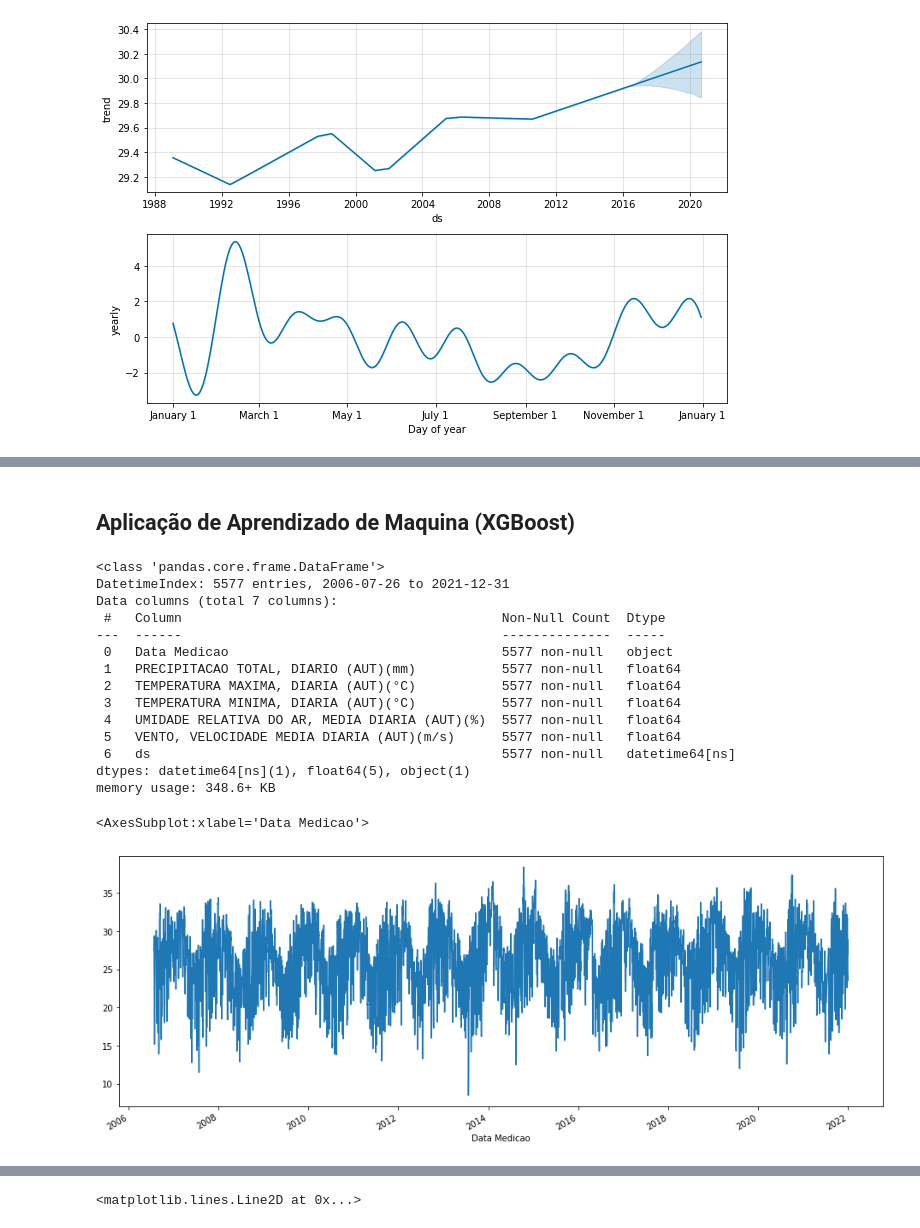
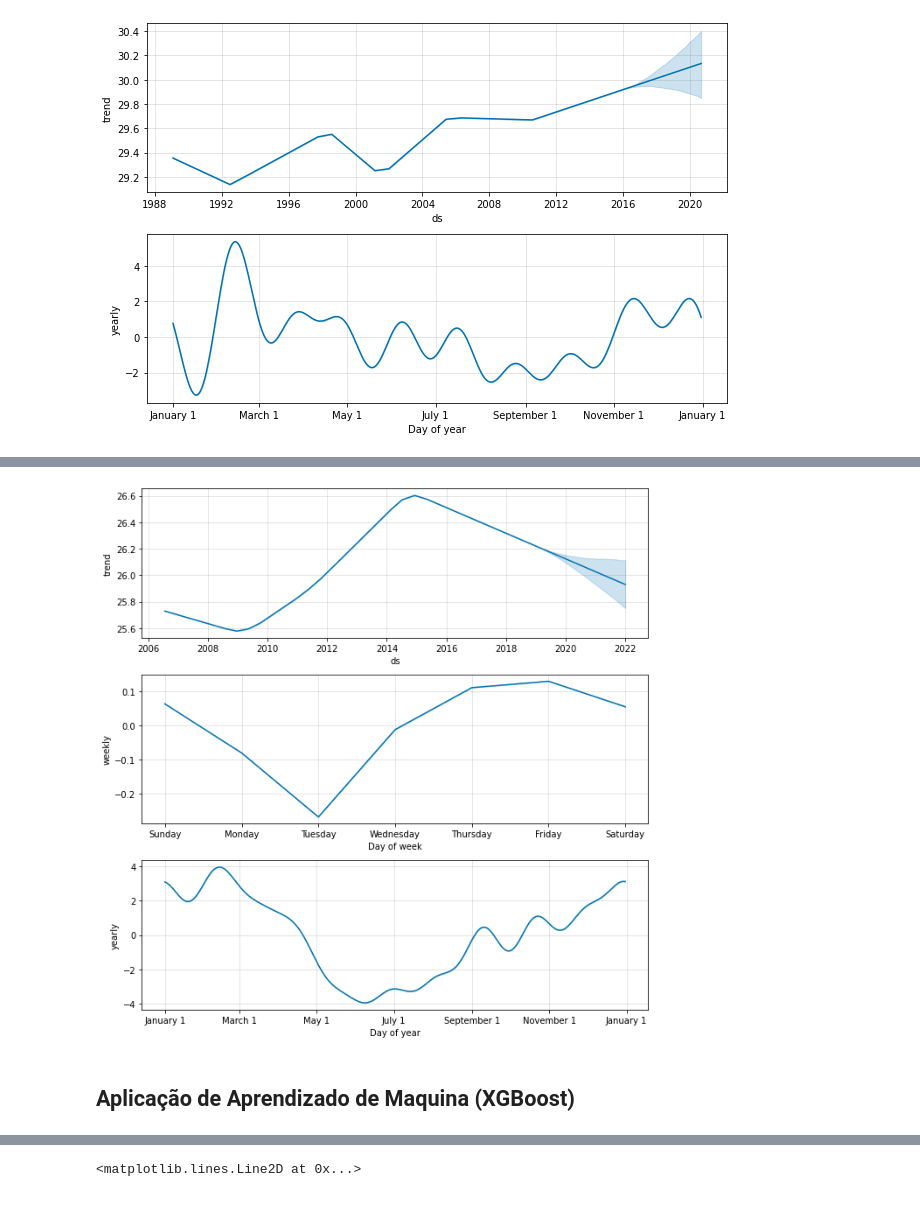
Before and after one commit to Bernardofcr/time_series_analysis, a Jupyter notebook: Time Series Analysis.ipynb, the cells around one changed output, grey strips where cells are left out. Drawn from its saved outputs; the diff is of its cells as text; code cells hidden in the pictures.

```diff
--- a/Time Series Analysis.ipynb
+++ b/Time Series Analysis.ipynb
@@ -247,29 +283,6 @@ plot=model.plot_components(forecast) #trabalhar na sanolidade para mensal / sema
+# %%
+plot=model.plot_components(forecast)
+# %% [output]
+[figure, added]
 # %% [markdown]
 ## Aplicação de Aprendizado de Maquina (XGBoost)
-# %%
-df = pd.read_csv("sp-clima.csv", sep = ";")
-df = df.drop("Unnamed: 6", axis=1)
-df = df.dropna()
-df["ds"] = pd.to_datetime(df["Data Medicao"])
-df.index=pd.to_datetime(df["Data Medicao"])
-df.info()
-# %% [output]
-<class 'pandas.core.frame.DataFrame'>
-DatetimeIndex: 5577 entries, 2006-07-26 to 2021-12-31
-Data columns (total 7 columns):
- #   Column                                         Non-Null Count  Dtype
----  ------                                         --------------  -----
- 0   Data Medicao                                   5577 non-null   object
- 1   PRECIPITACAO TOTAL, DIARIO (AUT)(mm)           5577 non-null   float64
- 2   TEMPERATURA MAXIMA, DIARIA (AUT)(°C)           5577 non-null   float64
- 3   TEMPERATURA MINIMA, DIARIA (AUT)(°C)           5577 non-null   float64
- 4   UMIDADE RELATIVA DO AR, MEDIA DIARIA (AUT)(%)  5577 non-null   float64
- 5   VENTO, VELOCIDADE MEDIA DIARIA (AUT)(m/s)      5577 non-null   float64
- 6   ds                                             5577 non-null   datetime64[ns]
-dtypes: datetime64[ns](1), float64(5), object(1)
-memory usage: 348.6+ KB
-# %%
-df["TEMPERATURA MAXIMA, DIARIA (AUT)(°C)"].plot()
-# %% [output]
-<AxesSubplot:xlabel='Data Medicao'>
-[figure, removed]
```
Also changed, not shown: parts of 38 cells of this notebook.
